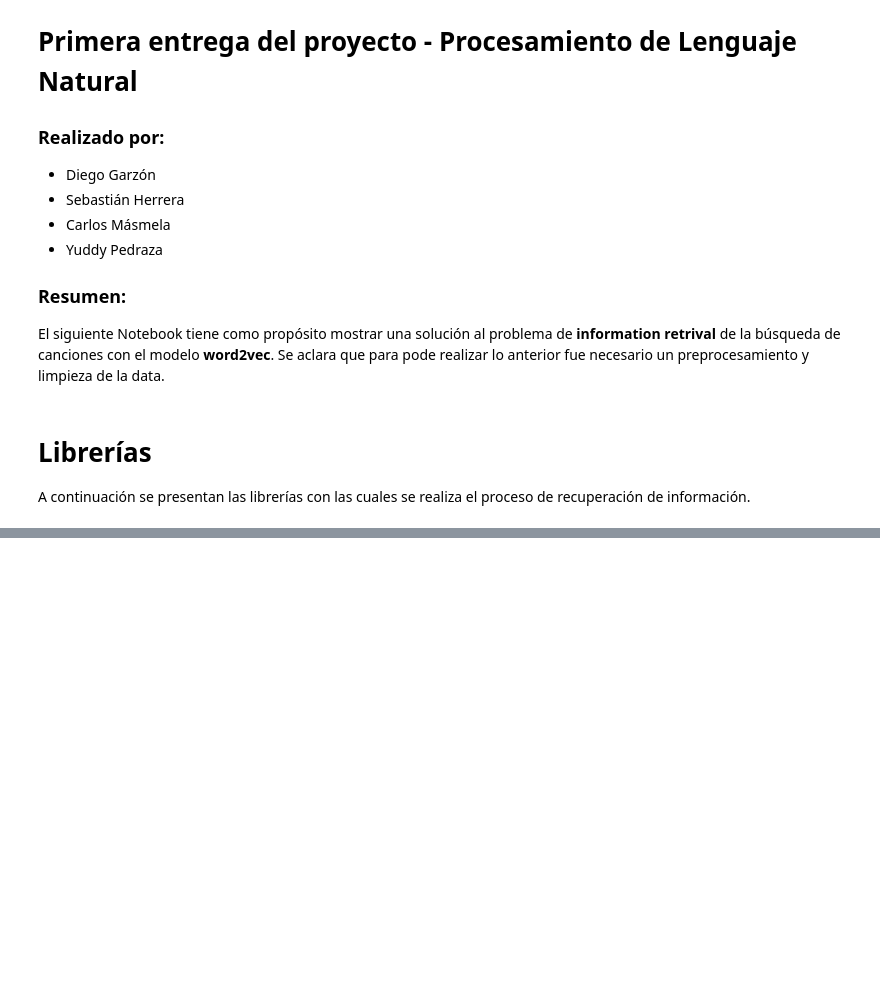
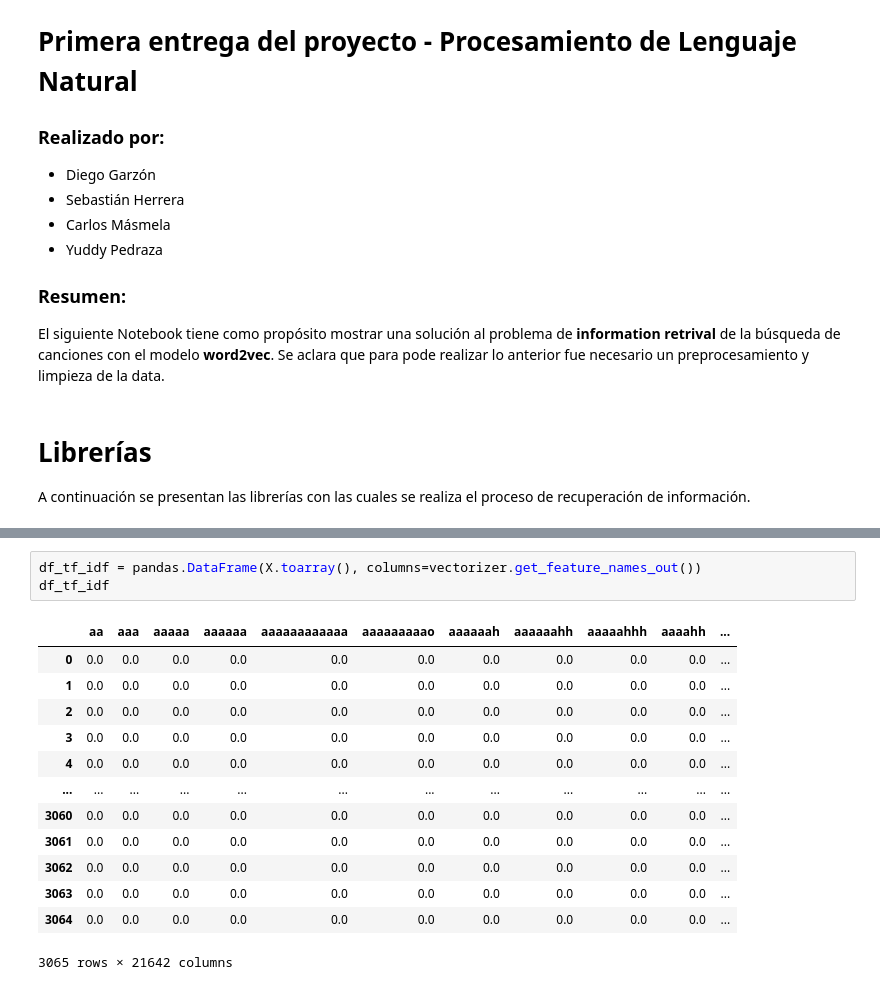
Before and after one commit to candemas97/hgmp-nlp-project, a Jupyter notebook: entregas/entrega1/information_retrieval_tf_idf/information_retrieval_tf_idf.ipynb, the cells around one changed output, grey strips where cells are left out. Saved outputs shown, nothing was run; the diff lists cells and outputs as text; blank space fills up the shorter version.

```diff
--- a/entregas/entrega1/information_retrieval_tf_idf/information_retrieval_tf_idf.ipynb
+++ b/entregas/entrega1/information_retrieval_tf_idf/information_retrieval_tf_idf.ipynb
@@ -19,0 +106,17 @@ A continuación se presentan las librerías con las cuales se realiza el proceso
+# %%
+df_tf_idf = pandas.DataFrame(X.toarray(), columns=vectorizer.get_feature_names_out())
+df_tf_idf
+# %% [output]
+|  | aa | aaa | aaaaa | aaaaaa | aaaaaaaaaaaa | aaaaaaaaao | aaaaaah | aaaaaahh | aaaaahhh | aaaahh | ... |
+| 0 | 0.0 | 0.0 | 0.0 | 0.0 | 0.0 | 0.0 | 0.0 | 0.0 | 0.0 | 0.0 | ... |
+| 1 | 0.0 | 0.0 | 0.0 | 0.0 | 0.0 | 0.0 | 0.0 | 0.0 | 0.0 | 0.0 | ... |
+| 2 | 0.0 | 0.0 | 0.0 | 0.0 | 0.0 | 0.0 | 0.0 | 0.0 | 0.0 | 0.0 | ... |
+| 3 | 0.0 | 0.0 | 0.0 | 0.0 | 0.0 | 0.0 | 0.0 | 0.0 | 0.0 | 0.0 | ... |
+| 4 | 0.0 | 0.0 | 0.0 | 0.0 | 0.0 | 0.0 | 0.0 | 0.0 | 0.0 | 0.0 | ... |
+| ... | ... | ... | ... | ... | ... | ... | ... | ... | ... | ... | ... |
+| 3060 | 0.0 | 0.0 | 0.0 | 0.0 | 0.0 | 0.0 | 0.0 | 0.0 | 0.0 | 0.0 | ... |
+| 3061 | 0.0 | 0.0 | 0.0 | 0.0 | 0.0 | 0.0 | 0.0 | 0.0 | 0.0 | 0.0 | ... |
+| 3062 | 0.0 | 0.0 | 0.0 | 0.0 | 0.0 | 0.0 | 0.0 | 0.0 | 0.0 | 0.0 | ... |
+| 3063 | 0.0 | 0.0 | 0.0 | 0.0 | 0.0 | 0.0 | 0.0 | 0.0 | 0.0 | 0.0 | ... |
+| 3064 | 0.0 | 0.0 | 0.0 | 0.0 | 0.0 | 0.0 | 0.0 | 0.0 | 0.0 | 0.0 | ... |
+3065 rows × 21642 columns
```
Also changed, not shown: parts of 17 cells of this notebook, 5 other files.
